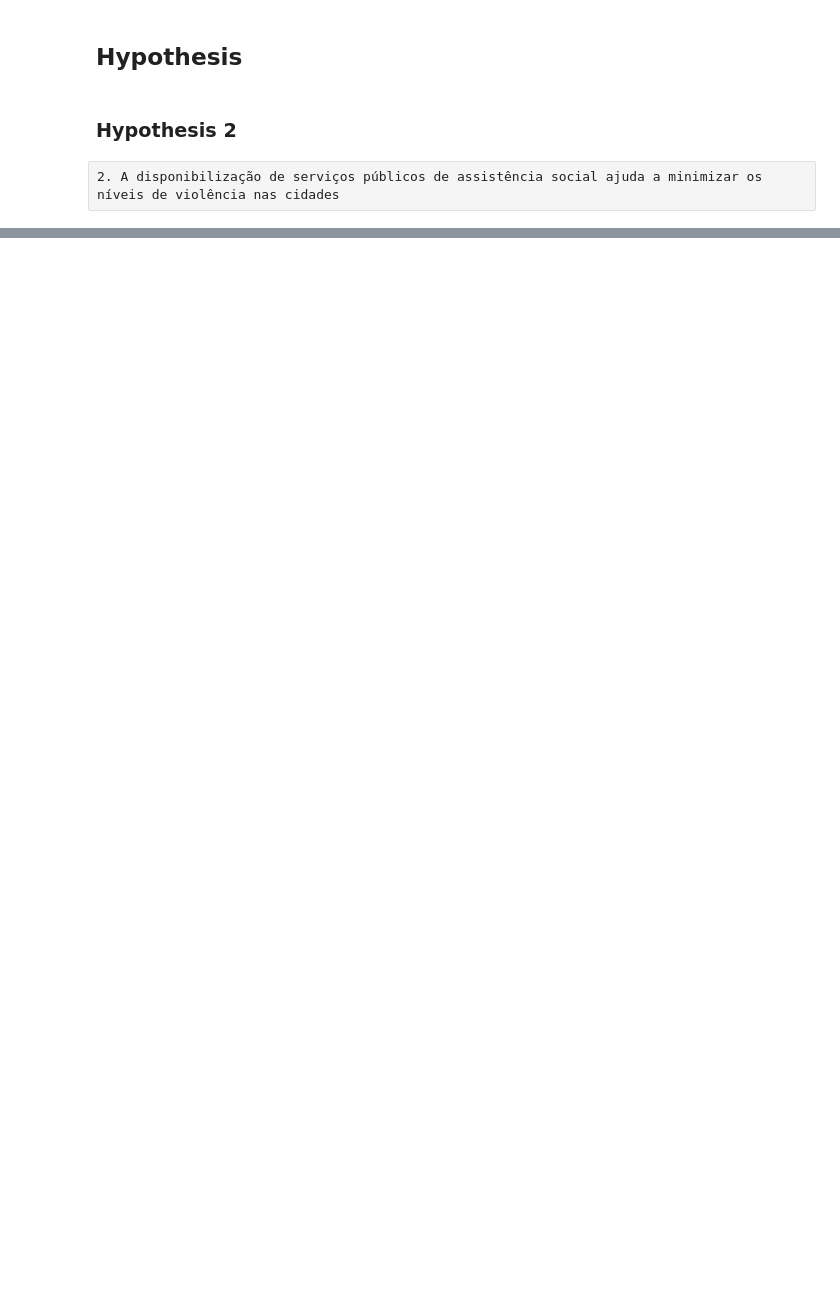
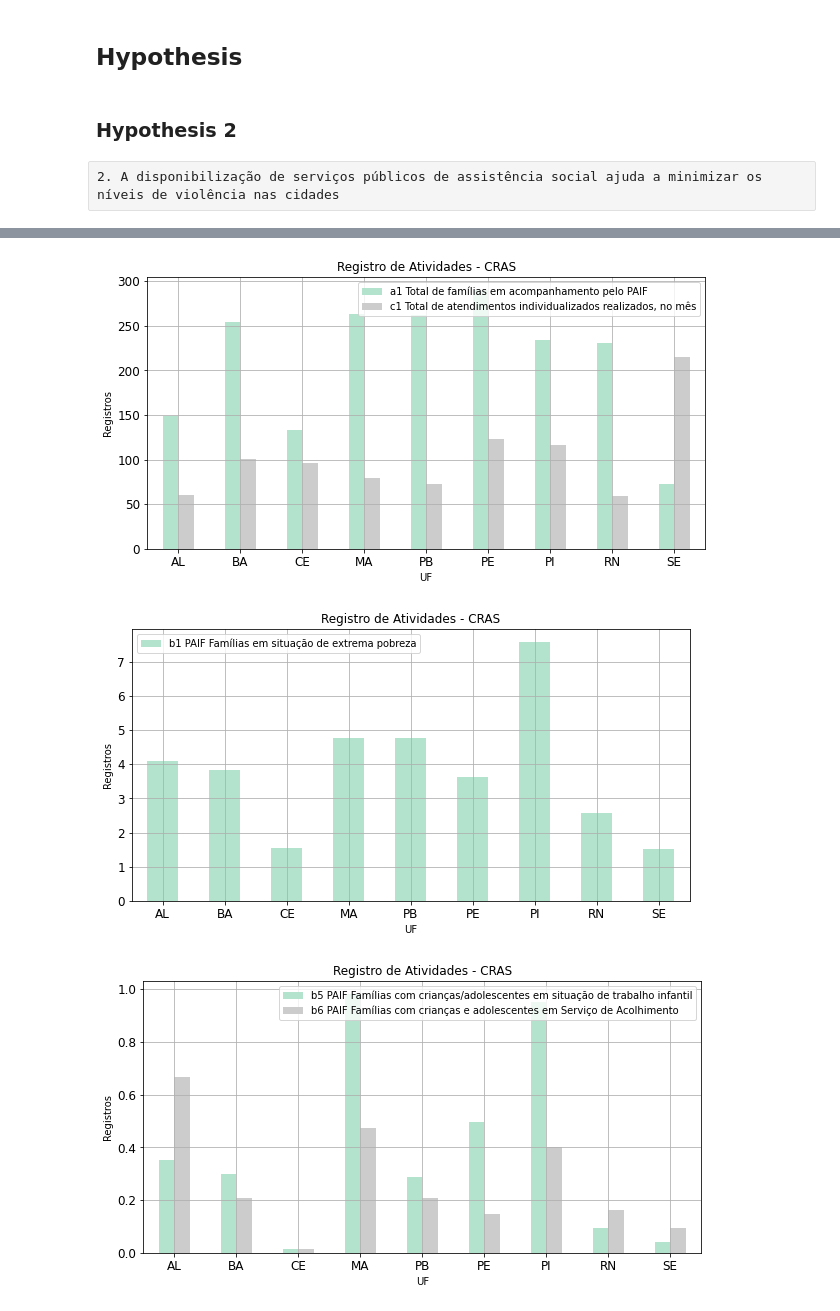
Before and after one commit to dunfrey/BCG-GAMMA-Challenge-2021, a Jupyter notebook: notebooks/2_data_understanding (2.1).ipynb, the cells around one changed output, grey strips where cells are left out. Saved outputs shown, nothing was run; the diff lists cells and outputs as text; code cells hidden in the pictures; blank space fills up the shorter version.

```diff
--- a/notebooks/2_data_understanding (2.1).ipynb
+++ b/notebooks/2_data_understanding (2.1).ipynb
@@ -658,0 +408,39 @@ B.6. Famílias com crianças e adolescentes em Serviço de Acolhimento
+# %%
+trabalhos_cras_estados_totfam = (
+    registry_cras_rma_states_grouped[['a1 Total de famílias em acompanhamento pelo PAIF',
+                                      'c1 Total de atendimentos individualizados realizados, no mês']]
+)
+
+trabalhos_cras_estados_extpobres = (
+    registry_cras_rma_states_grouped[['b1 PAIF Famílias em situação de extrema pobreza']]
+)
+
+trabalhos_cras_estados_acompanha = (
+    registry_cras_rma_states_grouped[['b5 PAIF Famílias com crianças/adolescentes em situação de trabalho infantil',
+                                      'b6 PAIF Famílias com crianças e adolescentes em Serviço de Acolhimento']]
+)
+
+trabalhos_cras_estados_atendimento = (
+    registry_cras_rma_states_grouped[['d1 Famílias participando regularmente de grupos no âmbito do PAIF',
+                                      'd4 Adolescentes de 15 a 17 anos em Serviços de Convivência e Fortalecimentos de Vínculos']]
+)
+# %%
+def plot_cras_registries(df):
+    df.plot(kind='bar',
+            title='Registro de Atividades - CRAS',
+            figsize=(10,5),
+            ylabel='Registros',
+            xlabel='UF',
+            fontsize=12,
+            colormap='Pastel2',
+            rot=0,
+            grid=True)
+# %%
+plot_cras_registries(trabalhos_cras_estados_totfam)
+plot_cras_registries(trabalhos_cras_estados_extpobres)
+plot_cras_registries(trabalhos_cras_estados_acompanha)
+plot_cras_registries(trabalhos_cras_estados_atendimento)
+# %% [output]
+[figure, added]
+[figure, added]
+[figure, added]
```
Also changed, not shown: parts of 130 cells of this notebook, 1 other file.
